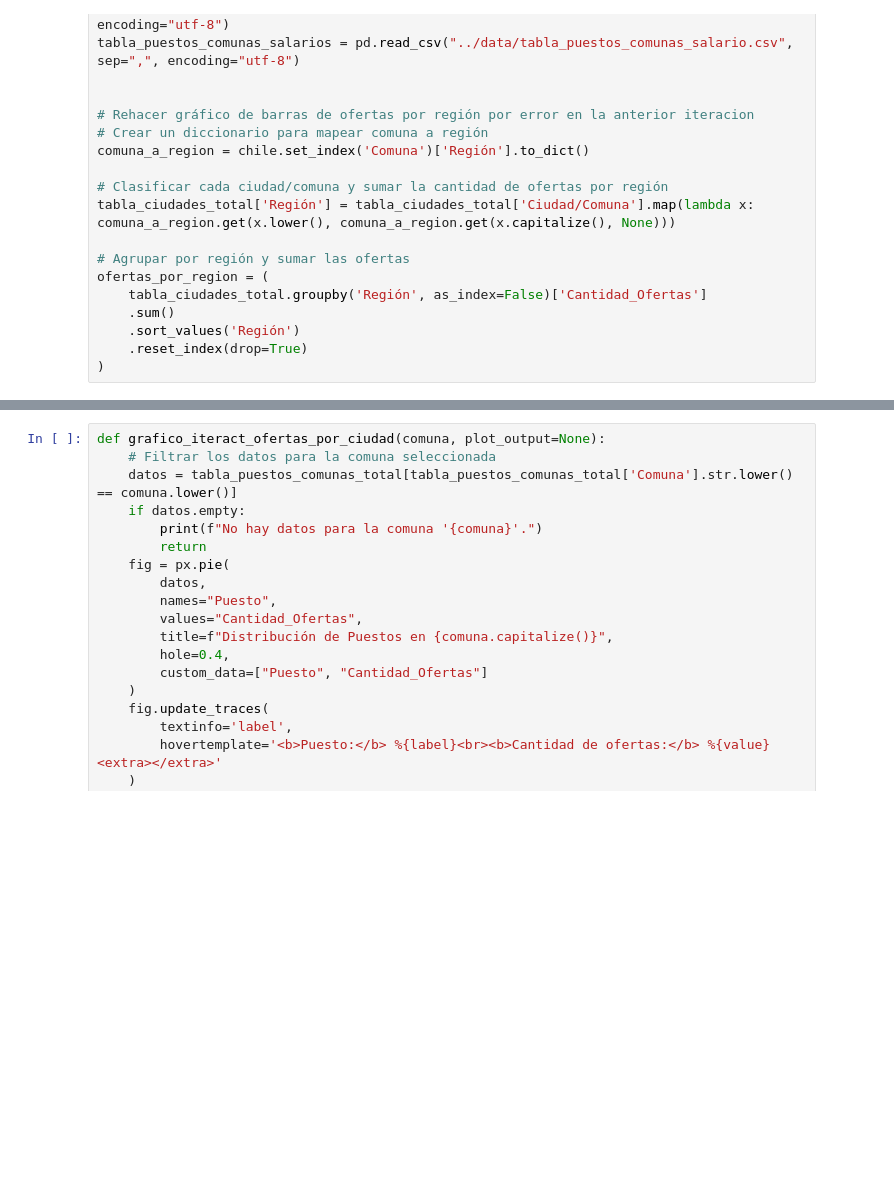
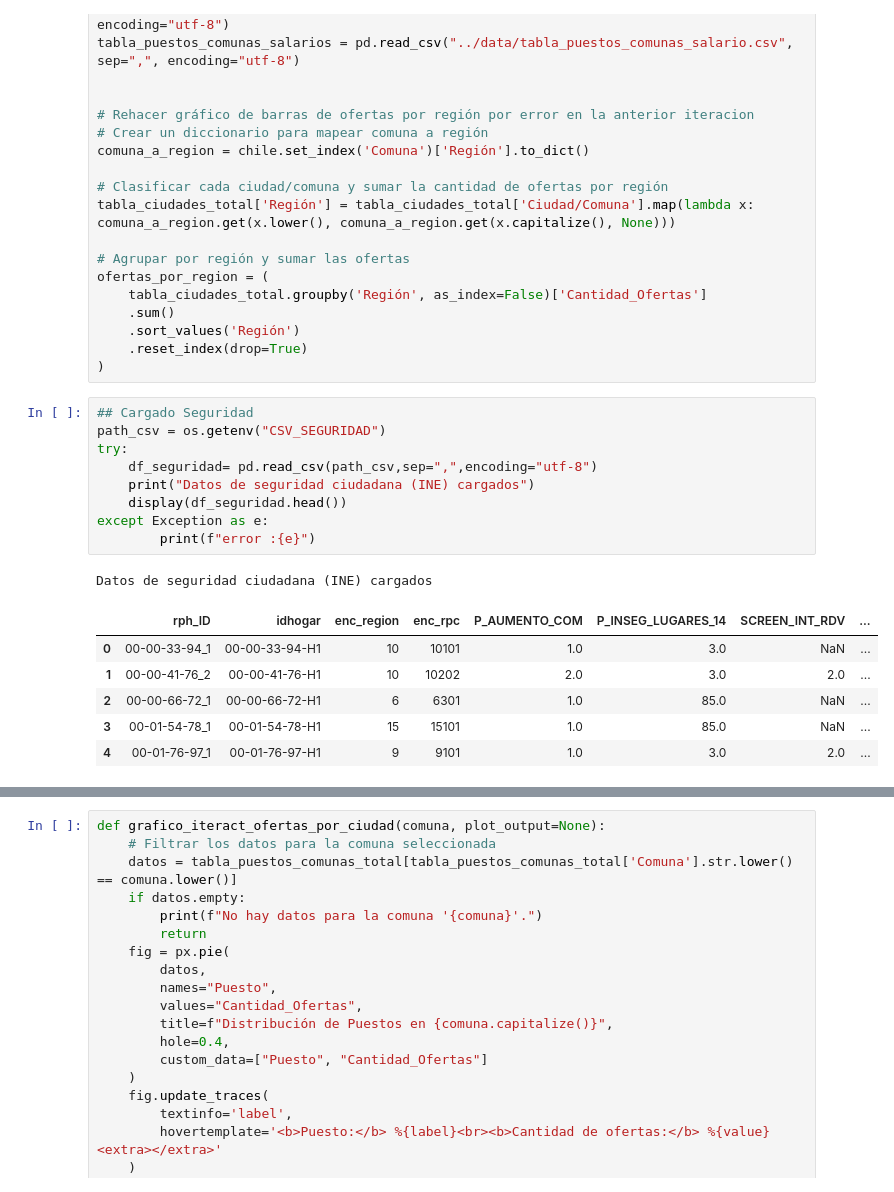
Before and after one commit to Lagartin1/analisisOfertasLab, a Jupyter notebook: src/Dashboard.ipynb, the cells around one changed output, grey strips where cells are left out. Drawn from its saved outputs; the diff is of its cells as text; blank space fills up the shorter version.

Commit message:
integrada seguridad a dashboard

```diff
--- a/src/Dashboard.ipynb
+++ b/src/Dashboard.ipynb
@@ -34,3 +41,20 @@ ofertas_por_region = (
     .sort_values('Región')
     .reset_index(drop=True)
 )
+# %%
+## Cargado Seguridad
+path_csv = os.getenv("CSV_SEGURIDAD")
+try:
+    df_seguridad= pd.read_csv(path_csv,sep=",",encoding="utf-8")
+    print("Datos de seguridad ciudadana (INE) cargados")
+    display(df_seguridad.head())
+except Exception as e:
+        print(f"error :{e}")
+# %% [output]
+Datos de seguridad ciudadana (INE) cargados
+|  | rph_ID | idhogar | enc_region | enc_rpc | P_AUMENTO_COM | P_INSEG_LUGARES_14 | SCREEN_INT_RDV | ... |
+| 0 | 00-00-33-94_1 | 00-00-33-94-H1 | 10 | 10101 | 1.0 | 3.0 | NaN | ... |
+| 1 | 00-00-41-76_2 | 00-00-41-76-H1 | 10 | 10202 | 2.0 | 3.0 | 2.0 | ... |
+| 2 | 00-00-66-72_1 | 00-00-66-72-H1 | 6 | 6301 | 1.0 | 85.0 | NaN | ... |
+| 3 | 00-01-54-78_1 | 00-01-54-78-H1 | 15 | 15101 | 1.0 | 85.0 | NaN | ... |
+| 4 | 00-01-76-97_1 | 00-01-76-97-H1 | 9 | 9101 | 1.0 | 3.0 | 2.0 | ... |
```
Also changed, not shown: parts of 13 cells of this notebook, 3 other files.
